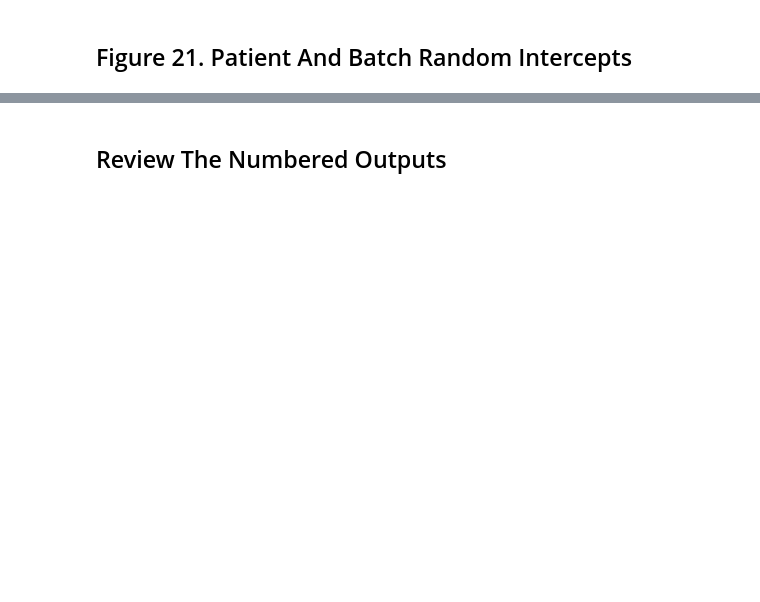
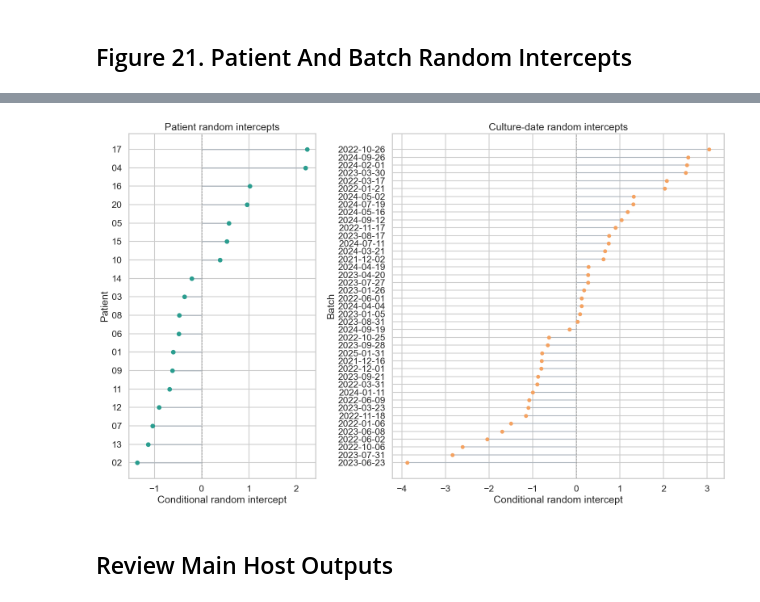
Before and after one commit to whatever60/manuscript_epidermolysis_bullosa, a Jupyter notebook: metagenomics_20260206/analysis_update/14_host_fraction_gaussian_story_figures.ipynb, the cells around one changed output, grey strips where cells are left out. Cells and saved outputs as stored; diff of their text form; code cells hidden in the pictures; blank space fills up the shorter version.

```diff
--- a/metagenomics_20260206/analysis_update/14_host_fraction_gaussian_story_figures.ipynb
+++ b/metagenomics_20260206/analysis_update/14_host_fraction_gaussian_story_figures.ipynb
@@ -569,32 +576,18 @@ batch_df = random_effects_df.loc[random_effects_df["group"] == "batch"].sort_val
     "random_intercept"
 )
 
-fig, axes = plt.subplots(
-    1, 2, figsize=(16, 10), gridspec_kw={"width_ratios": [0.9, 1.6]}
-)
+fig, axes = plt.subplots(1, 2, figsize=(16, 10), gridspec_kw={"width_ratios": [0.9, 1.6]})
 
 axes[0].axvline(0, color="grey", linestyle="--", linewidth=1)
-axes[0].hlines(
-    patient_df["level"],
-    0,
-    patient_df["random_intercept"],
-    color="#adb5bd",
-    linewidth=1.8,
-)
-axes[0].scatter(
-    patient_df["random_intercept"], patient_df["level"], color="#2a9d8f", s=45, zorder=3
-)
+axes[0].hlines(patient_df["level"], 0, patient_df["random_intercept"], color="#adb5bd", linewidth=1.8)
+axes[0].scatter(patient_df["random_intercept"], patient_df["level"], color="#2a9d8f", s=45, zorder=3)
 axes[0].set_title("Patient random intercepts")
 axes[0].set_xlabel("Conditional random intercept")
 axes[0].set_ylabel("Patient")
 
 axes[1].axvline(0, color="grey", linestyle="--", linewidth=1)
-axes[1].hlines(
-    batch_df["level"], 0, batch_df["random_intercept"], color="#adb5bd", linewidth=1.5
-)
-axes[1].scatter(
-    batch_df["random_intercept"], batch_df["level"], color="#f4a261", s=30, zorder=3
-)
+axes[1].hlines(batch_df["level"], 0, batch_df["random_intercept"], color="#adb5bd", linewidth=1.5)
+axes[1].scatter(batch_df["random_intercept"], batch_df["level"], color="#f4a261", s=30, zorder=3)
 axes[1].set_title("Culture-date random intercepts")
 axes[1].set_xlabel("Conditional random intercept")
 axes[1].set_ylabel("Batch")
@@ -603,6 +596,5 @@ fig.tight_layout()
 fig_14_04_path = wc.figure_path(context, 21, "host_gaussian_random_intercepts")
 fig.savefig(fig_14_04_path, bbox_inches="tight")
 fig.savefig(fig_14_04_path.with_suffix(".jpg"), bbox_inches="tight", dpi=300)
-display(
-    SVG(filename=str(wc.figure_path(context, 21, "host_gaussian_random_intercepts")))
-)
+display(SVG(filename=str(fig_14_04_path)))
+# %% [output]
@@ -609,3 +602,4 @@ display(
+[figure, added]
 # %% [markdown]
-## Review The Numbered Outputs
+## Review Main Host Outputs
 # %%
```
Also changed, not shown: parts of 11 cells of this notebook, 2 other files.
